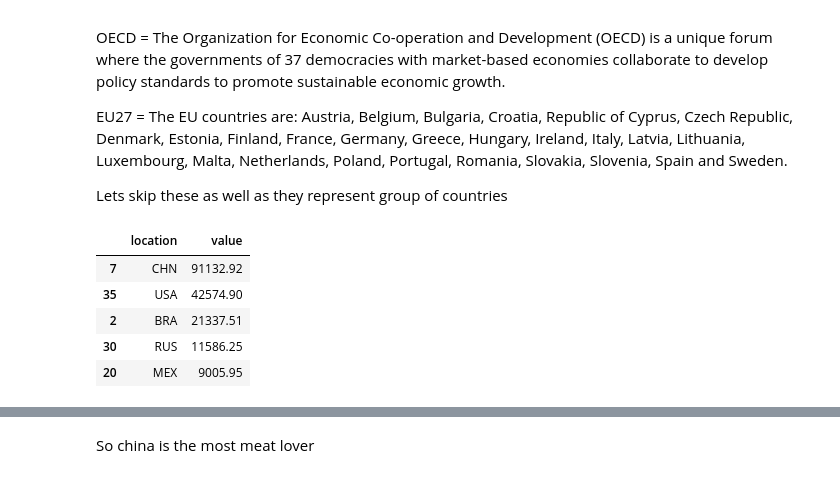
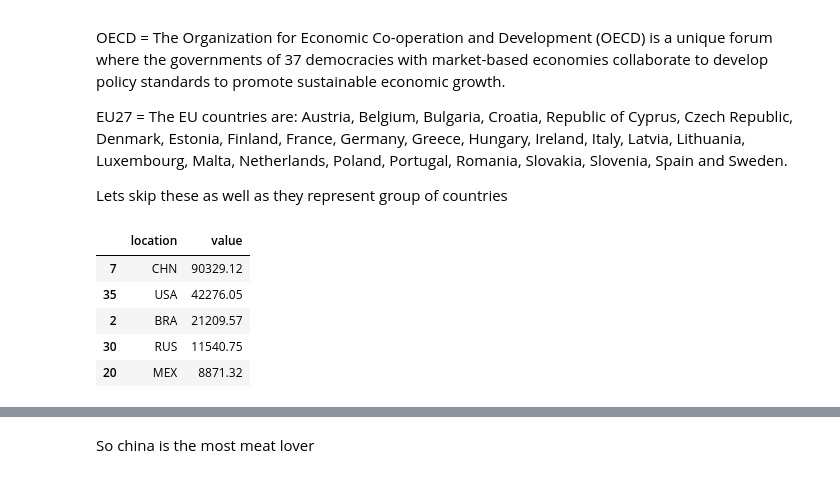
Before and after one commit to AliNaqvi110/Meat-Consumption-Analysis, a Jupyter notebook: meat-consumption-dataset-analysis.ipynb, the cells around one changed output, grey strips where cells are left out. Drawn from its saved outputs; the diff is of its cells as text; code cells hidden in the pictures.

```diff
--- a/meat-consumption-dataset-analysis.ipynb
+++ b/meat-consumption-dataset-analysis.ipynb
@@ -118,6 +124,6 @@ we can clealry see that meat consumption is increasing every year
 # %%
 # first we have to filter data for the year 2023
-data_2023 = data[data['time'] == '2023']
-data_2023.head()
+data_2022 = data[data['time'] == '2022']
+data_2022.head()
 # %% [output]
 |  | location | indicator | subject | measure | frequency | time | value |
@@ -129,8 +135,8 @@ data_2023.head()
 # %%
 # Now we can group data on each country
-data_2023_country = data_2023.groupby('location').sum()['value'].round(2).reset_index()
-data_2023_country.sort_values(by='value', ascending=False, inplace=True)
-data_2023_country = data_2023_country.head(10)
-data_2023_country.head()
+data_2022_country = data_2022.groupby('location').sum()['value'].round(2).reset_index()
+data_2022_country.sort_values(by='value', ascending=False, inplace=True)
+data_2022_country = data_2022_country.head(10)
+data_2022_country.head()
 # %% [output]
 |  | location | value |
@@ -181,15 +187,15 @@ EU27 = The EU countries are: Austria, Belgium, Bulgaria, Croatia, Republic of Cy
 
 Lets skip these as well as they represent group of countries
 # %%
-data_2023_country2 = data_2023_country[(data_2023_country['location'] != 'WLD') & (data_2023_country['location'] != 'BRICS') & (data_2023_country['location'] != 'OECD') & (data_2023_country['location'] != 'EU27')]
-data_2023_country2.head()
+data_2022_country2 = data_2022_country[(data_2022_country['location'] != 'WLD') & (data_2022_country['location'] != 'BRICS') & (data_2022_country['location'] != 'OECD') & (data_2022_country['location'] != 'EU27')]
+data_2022_country2.head()
 # %% [output]
 |  | location | value |
-| 7 | CHN | 91132.92 |
-| 35 | USA | 42574.90 |
-| 2 | BRA | 21337.51 |
-| 30 | RUS | 11586.25 |
-| 20 | MEX | 9005.95 |
+| 7 | CHN | 90329.12 |
+| 35 | USA | 42276.05 |
+| 2 | BRA | 21209.57 |
+| 30 | RUS | 11540.75 |
+| 20 | MEX | 8871.32 |
 # %%
 import plotly.graph_objects as go
 
```
Also changed, not shown: parts of 30 cells of this notebook.
